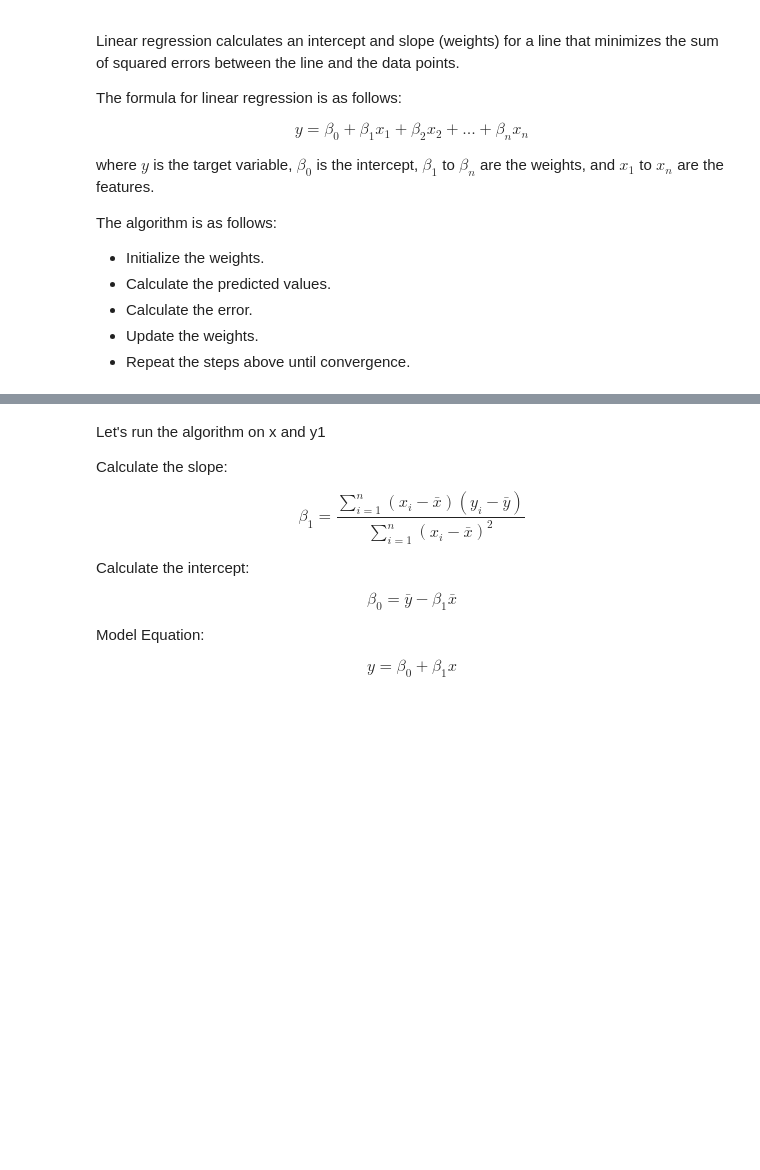
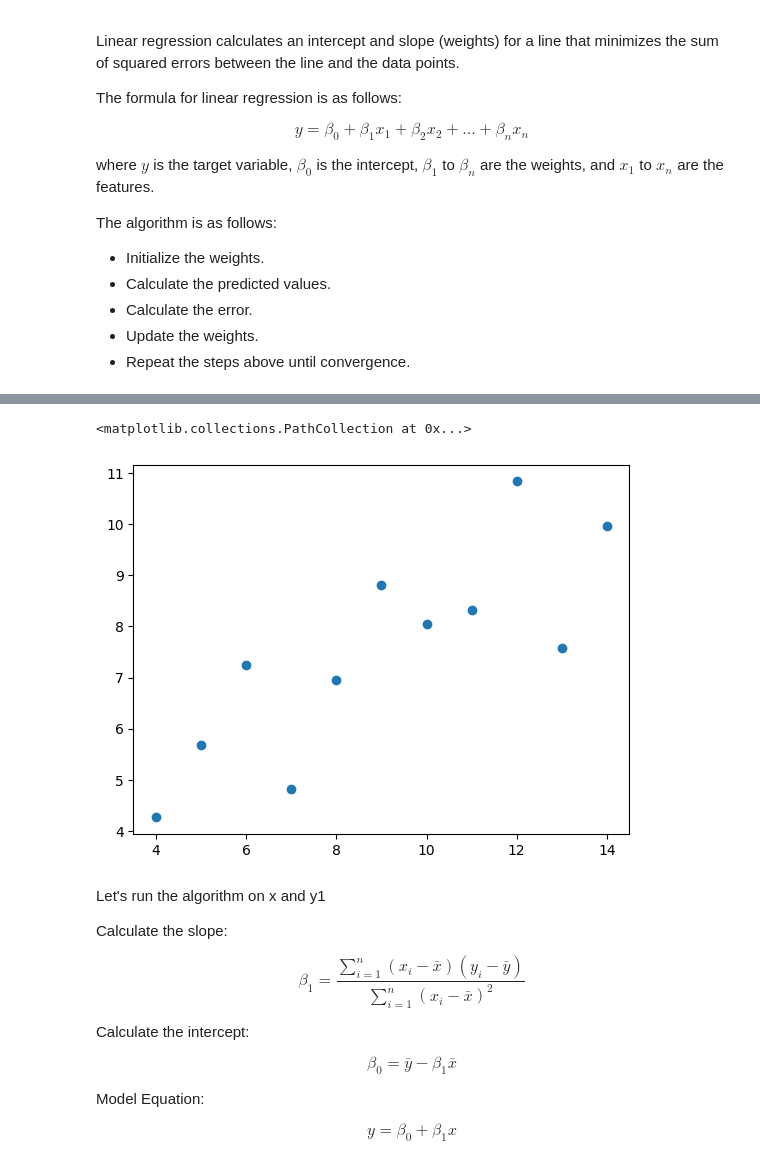
Before and after one commit to cfdarcy/applied-machine-learning-algorithms-3806104, a Jupyter notebook: algos.ipynb, the cells around one changed output, grey strips where cells are left out. Cells and saved outputs as stored; diff of their text form; code cells hidden in the pictures; blank space fills up the shorter version.

```diff
--- a/algos.ipynb
+++ b/algos.ipynb
@@ -1025,7 +1040,12 @@ anscombe
 # %%
 # plot x y1
-fig, ax = plt.subplots(figsize=(3, 3))
-anscombe.plot.scatter(x='x', y='y1', ax=ax, color='k')
+import matplotlib.pyplot as plt
+
+plt.figure()
+plt.scatter(x=anscombe['x'],y=anscombe['y1'])
+# %% [output]
+<matplotlib.collections.PathCollection at 0x...>
+[figure, added]
 # %% [markdown]
 Let's run the algorithm on x and y1
 
```
Also changed, not shown: parts of 22 cells of this notebook.
